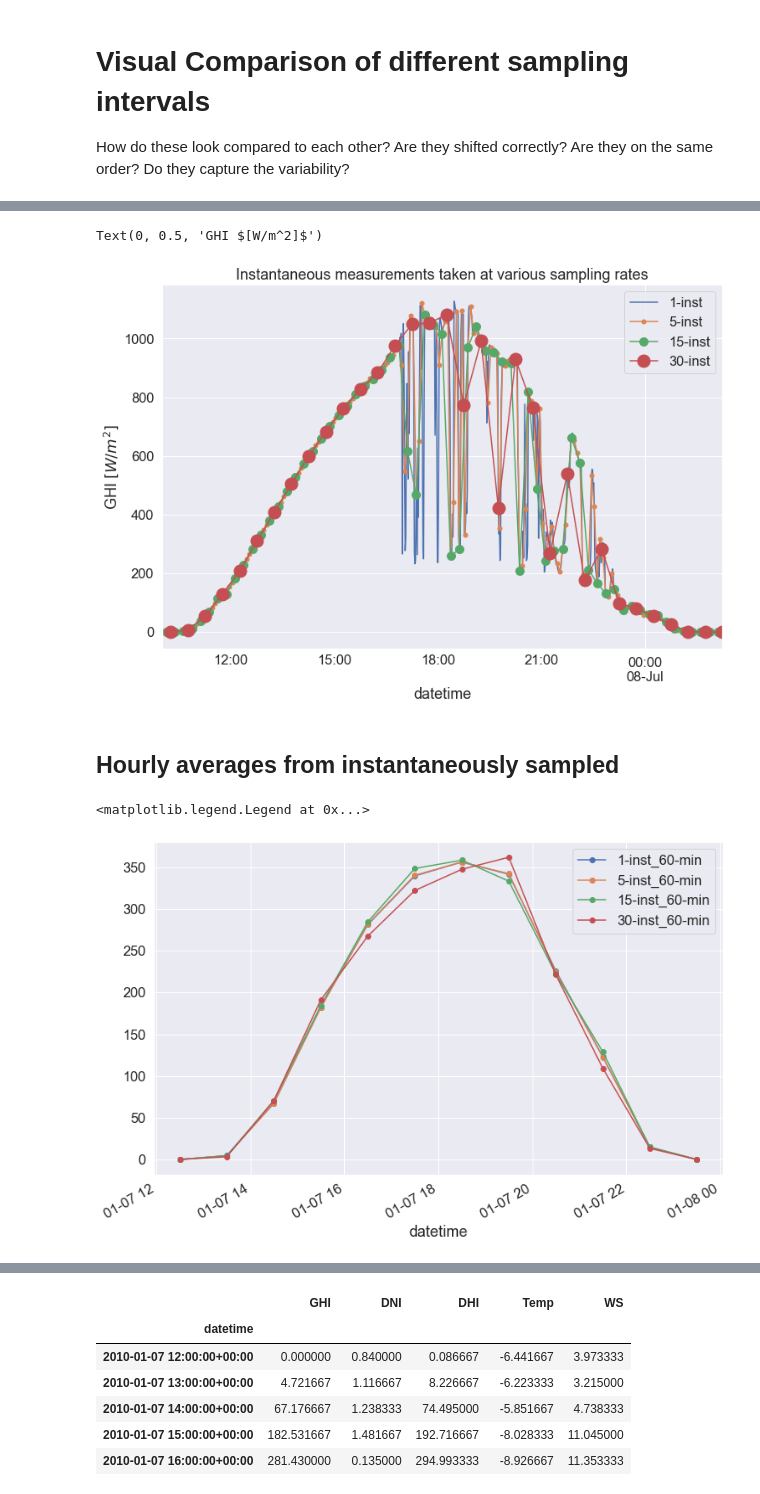
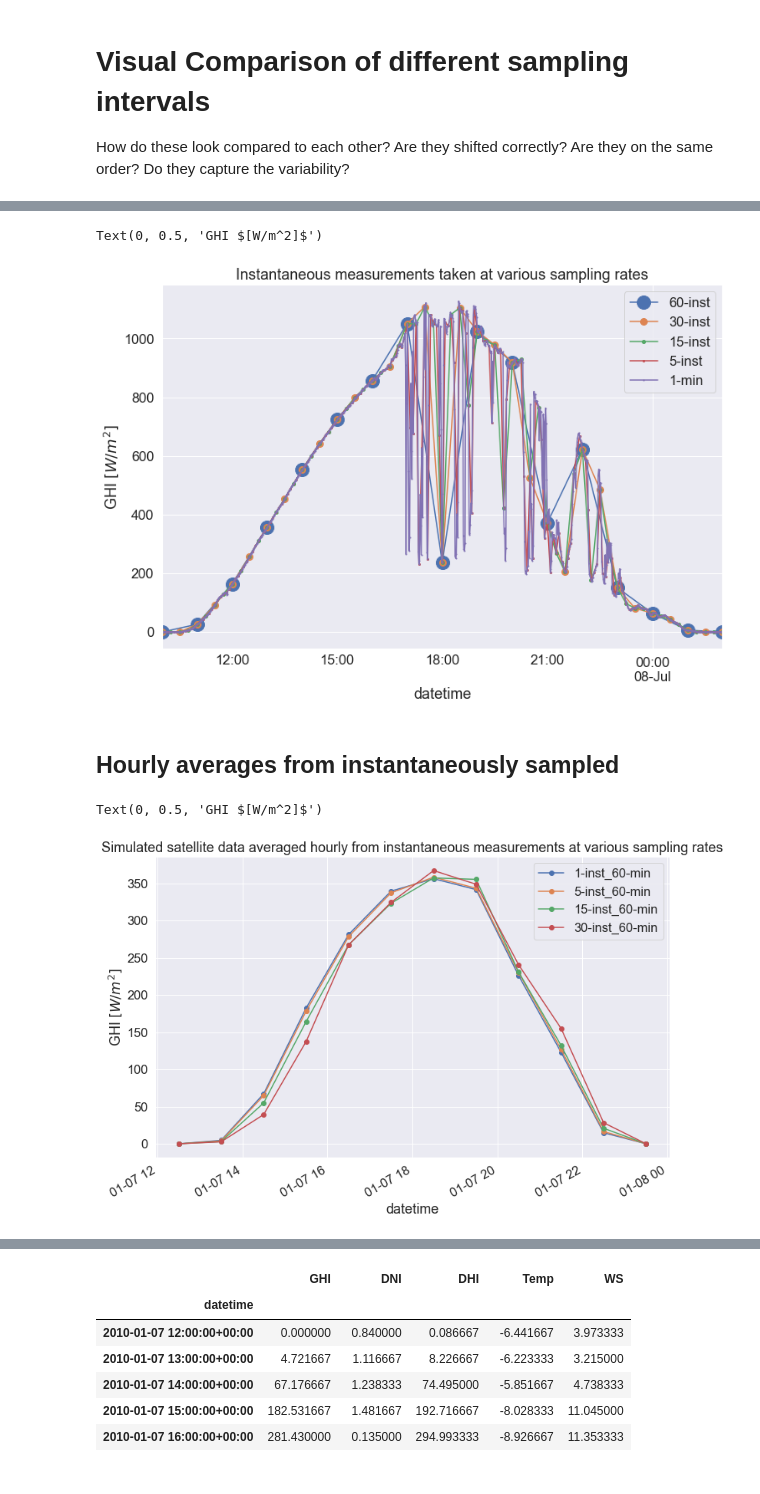
Before and after one commit to mikofski/pvsc49-satellite-sampling, a Jupyter notebook: analysis/instantaneous_weather-SURFRAD.ipynb, the cells around one changed output, grey strips where cells are left out. Drawn from its saved outputs; the diff is of its cells as text; code cells hidden in the pictures.

```diff
--- a/analysis/instantaneous_weather-SURFRAD.ipynb
+++ b/analysis/instantaneous_weather-SURFRAD.ipynb
@@ -382,5 +375,5 @@ We need the timestamp to be at the start of the sampling interval
 # %%
-weather5inst = weather[weather.index.minute.isin(every5min)].shift(freq='-2min')
+weather5inst = weather.resample('5T').first()
 weather5inst60min = weather5inst.resample('H').mean()
 weather5inst60min[JAN7_MORN:JAN7_NITE]
 # %% [output]
@@ -410,5 +398,5 @@ every15min
 # %%
-weather15inst = weather[weather.index.minute.isin(every15min)].shift(freq='-7min')
+weather15inst = weather.resample('15T').first()
 weather15inst60min = weather15inst.resample('H').mean()
 weather15inst60min[JAN7_MORN:JAN7_NITE]
 # %% [output]
@@ -432,5 +420,5 @@ weather15inst60min[JAN7_MORN:JAN7_NITE]
 # %%
-weather30inst = weather[weather.index.minute.isin([15, 45])].shift(freq='-15min')
+weather30inst = weather.resample('30T').first()
 weather30inst60min = weather30inst.resample('H').mean()
 weather30inst60min[JAN7_MORN:JAN7_NITE]
 # %% [output]
@@ -464,25 +476,28 @@ plt.legend(['1-inst', '5-inst', '15-inst', '30-inst'])
 # %%
-ax = weather[JULY7_MORN:JULY7_NITE]['GHI'].plot()
-weather5inst[JULY7_MORN:JULY7_NITE]['GHI'].shift(freq='2min').plot(ax=ax, marker='o', ms=5)
-weather15inst[JULY7_MORN:JULY7_NITE]['GHI'].shift(freq='7min').plot(ax=ax, marker='o', ms=10)
-weather30inst[JULY7_MORN:JULY7_NITE]['GHI'].shift(freq='15min').plot(ax=ax, marker='o', ms=15)
-plt.legend(['1-inst', '5-inst', '15-inst', '30-inst'])
+ax = weather60inst[JULY7_MORN:JULY7_NITE]['GHI'].plot(marker='o', ms=16)
+weather30inst[JULY7_MORN:JULY7_NITE]['GHI'].plot(ax=ax, marker='o', ms=8)
+weather15inst[JULY7_MORN:JULY7_NITE]['GHI'].plot(ax=ax, marker='o', ms=4)
+weather5inst[JULY7_MORN:JULY7_NITE]['GHI'].plot(ax=ax, marker='o', ms=2)
+weather[JULY7_MORN:JULY7_NITE]['GHI'].plot(ax=ax, marker='o', ms=1)
+plt.legend(['60-inst', '30-inst', '15-inst', '5-inst', '1-min'])
 plt.title('Instantaneous measurements taken at various sampling rates')
 plt.ylabel('GHI $[W/m^2]$')
 # %% [output]
 Text(0, 0.5, 'GHI $[W/m^2]$')
-[figure, old version]
+[figure, new version]
 # %% [markdown]
 ## Hourly averages from instantaneously sampled
 # %%
 ax = weather.resample('H').mean().shift(freq='30min')[JAN7_MORN:JAN7_NITE]['GHI'].plot(marker='o')
 weather5inst60min.shift(freq='30min')[JAN7_MORN:JAN7_NITE]['GHI'].plot(ax=ax, marker='o')
 weather15inst60min.shift(freq='30min')[JAN7_MORN:JAN7_NITE]['GHI'].plot(ax=ax, marker='o')
 weather30inst60min.shift(freq='30min')[JAN7_MORN:JAN7_NITE]['GHI'].plot(ax=ax, marker='o')
 plt.legend(['1-inst_60-min', '5-inst_60-min', '15-inst_60-min', '30-inst_60-min'])
+plt.title('Simulated satellite data averaged hourly from instantaneous measurements at various sampling rates')
+plt.ylabel('GHI $[W/m^2]$')
 # %% [output]
-<matplotlib.legend.Legend at 0x...>
+Text(0, 0.5, 'GHI $[W/m^2]$')
-[figure, old version]
+[figure, new version]
 # %%
 ax = weather.resample('H').mean().shift(freq='30min')[JULY7_MORN:JULY7_NITE]['GHI'].plot(marker='o')
 weather5inst60min.shift(freq='30min')[JULY7_MORN:JULY7_NITE]['GHI'].plot(ax=ax, marker='o')
```
Also changed, not shown: parts of 48 cells of this notebook.
